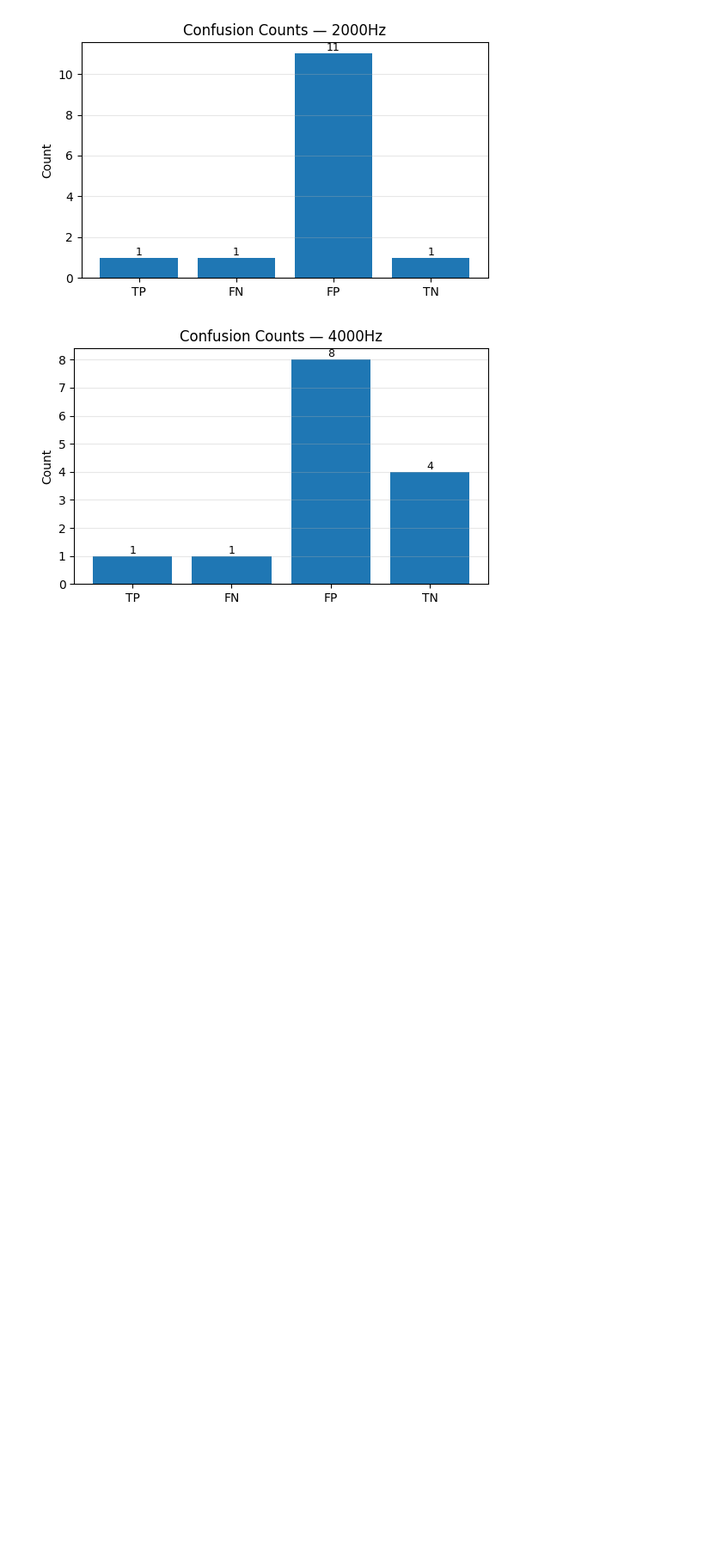
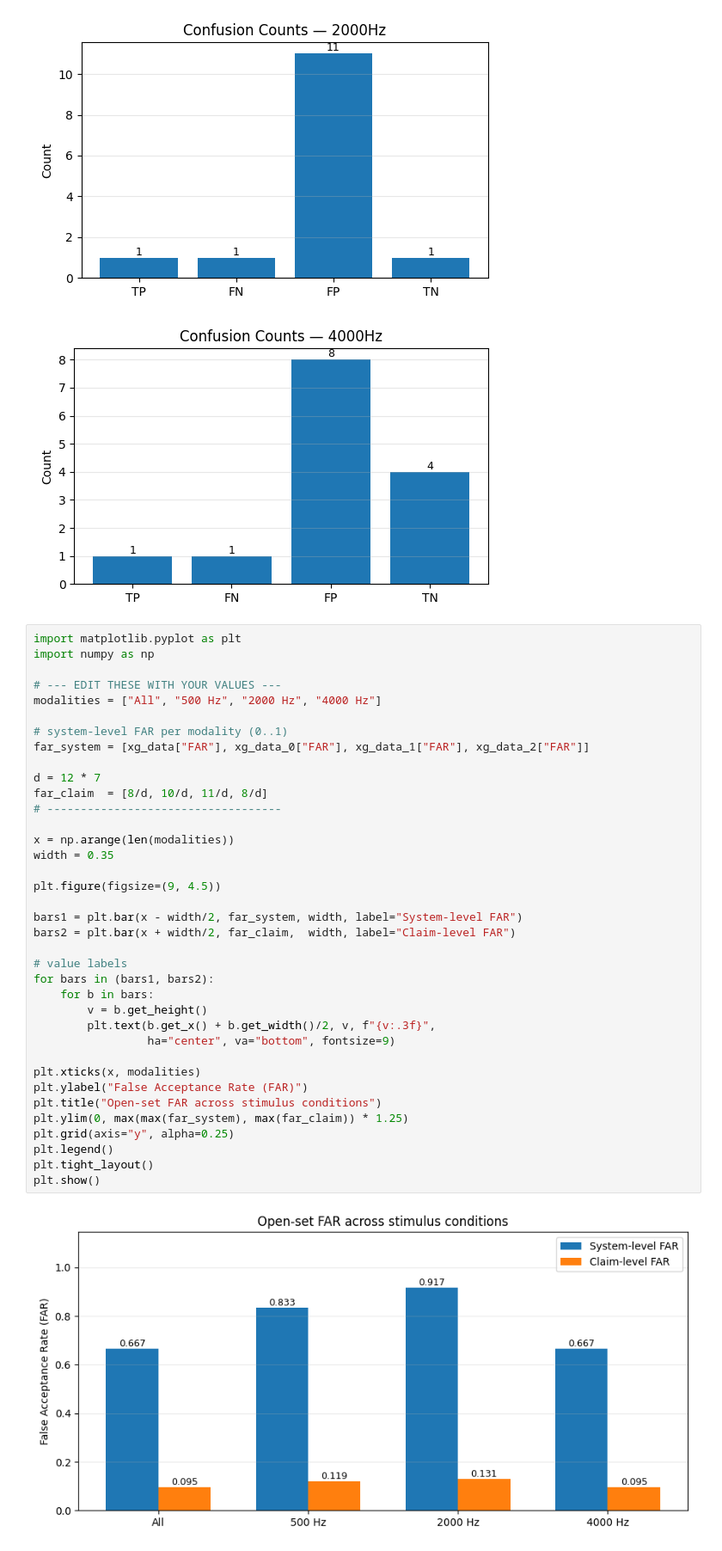
Before and after one commit to SoonUnemployed/Diploma-Thesis, a Jupyter notebook: diploma_thesis/notebooks/results.ipynb, the cells around one changed output. Shown at 86% size. Saved outputs shown, nothing was run; the diff lists cells and outputs as text; blank space fills up the shorter version.

```diff
--- a/diploma_thesis/notebooks/results.ipynb
+++ b/diploma_thesis/notebooks/results.ipynb
@@ -1593,3 +1579,42 @@ for modality, s in zip(modalities, sources):
 [figure]
 [figure]
 [figure]
+# %%
+import matplotlib.pyplot as plt
+import numpy as np
+
+# --- EDIT THESE WITH YOUR VALUES ---
+modalities = ["All", "500 Hz", "2000 Hz", "4000 Hz"]
+
+# system-level FAR per modality (0..1)
+far_system = [xg_data["FAR"], xg_data_0["FAR"], xg_data_1["FAR"], xg_data_2["FAR"]]
+
+d = 12 * 7
+far_claim  = [8/d, 10/d, 11/d, 8/d]
+# -----------------------------------
+
+x = np.arange(len(modalities))
+width = 0.35
+
+plt.figure(figsize=(9, 4.5))
+
+bars1 = plt.bar(x - width/2, far_system, width, label="System-level FAR")
+bars2 = plt.bar(x + width/2, far_claim,  width, label="Claim-level FAR")
+
+# value labels
+for bars in (bars1, bars2):
+    for b in bars:
+        v = b.get_height()
+        plt.text(b.get_x() + b.get_width()/2, v, f"{v:.3f}",
+                 ha="center", va="bottom", fontsize=9)
+
+plt.xticks(x, modalities)
+plt.ylabel("False Acceptance Rate (FAR)")
+plt.title("Open-set FAR across stimulus conditions")
+plt.ylim(0, max(max(far_system), max(far_claim)) * 1.25)
+plt.grid(axis="y", alpha=0.25)
+plt.legend()
+plt.tight_layout()
+plt.show()
+# %% [output]
+[figure, added]
```
Also changed, not shown: parts of 12 cells of this notebook, 1 other file.
